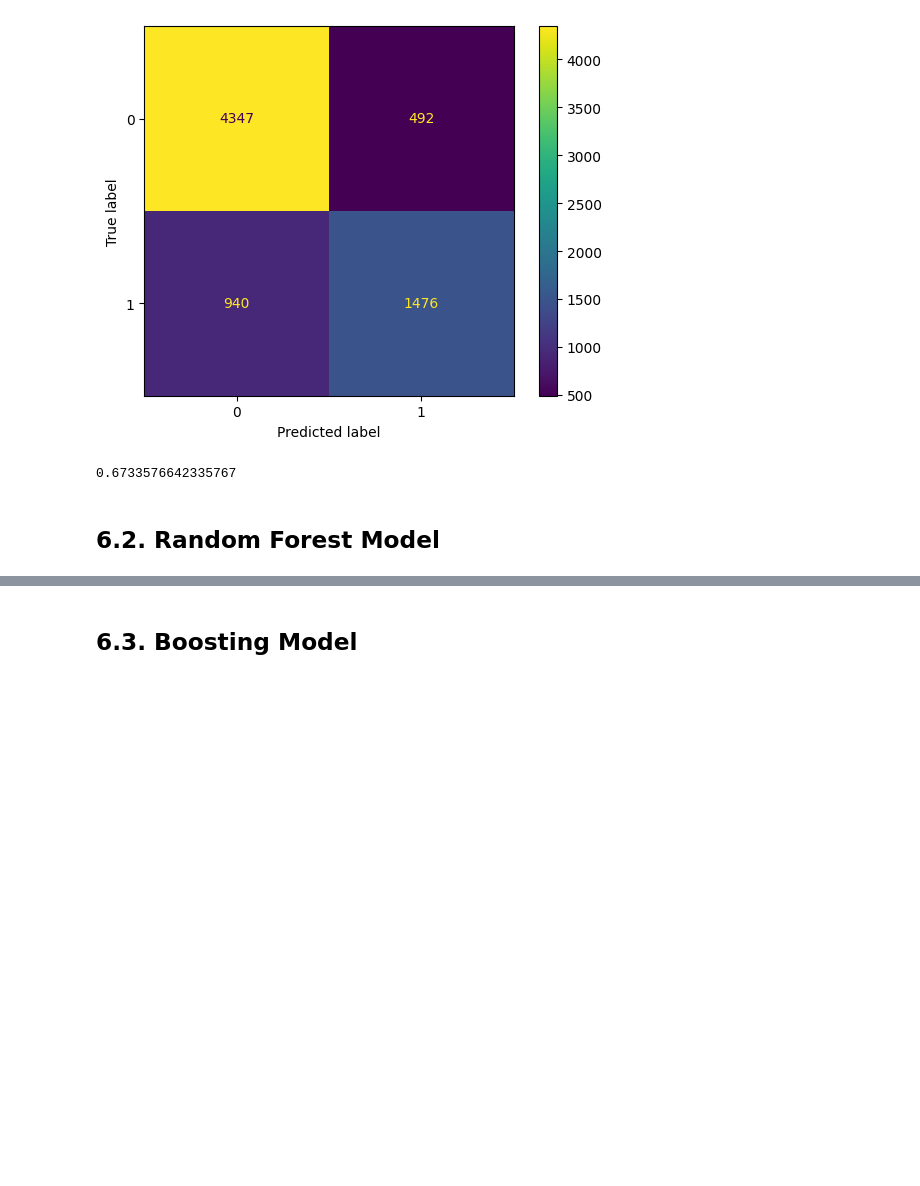
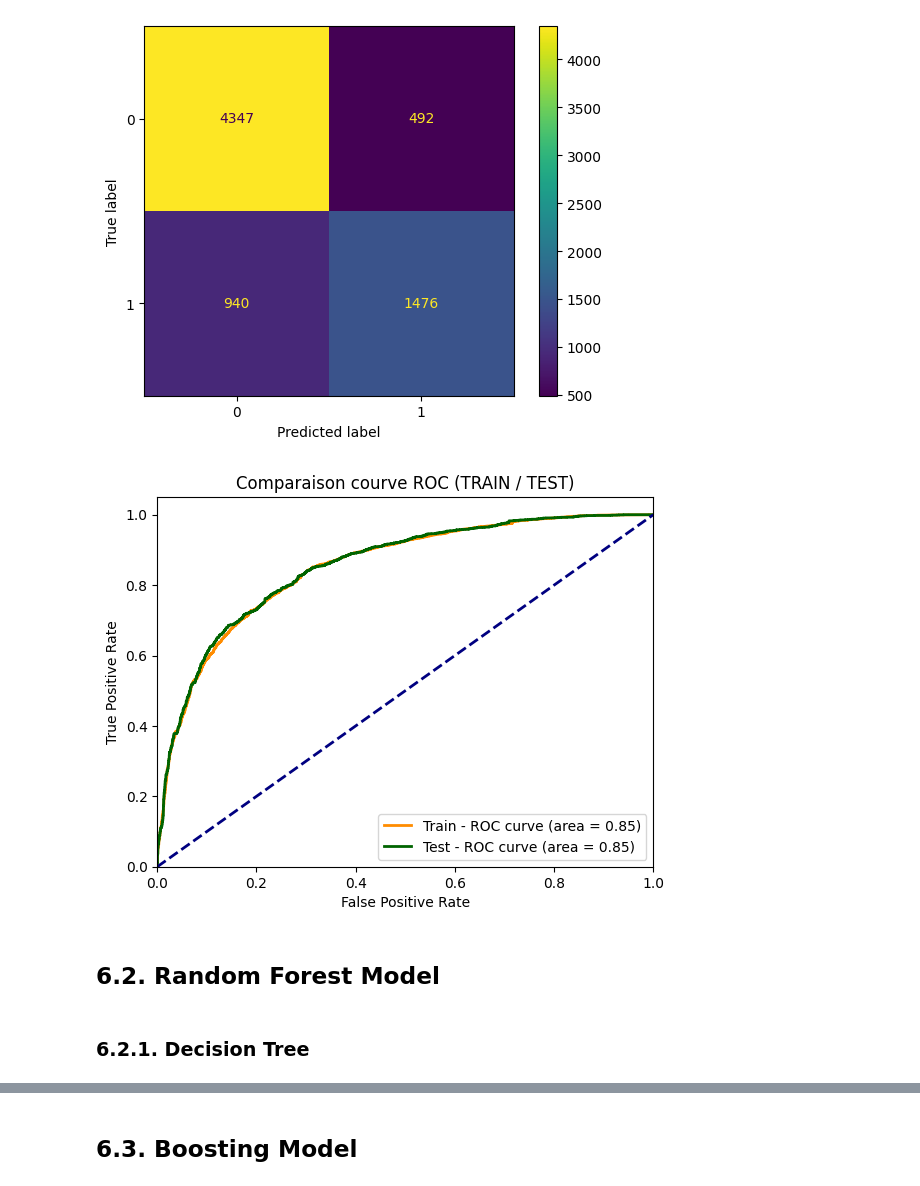
Before and after one commit to Ezequiel-Hurtado/grande_dimension, a Jupyter notebook: scripts/Script.ipynb, the cells around one changed output, grey strips where cells are left out. Drawn from its saved outputs; the diff is of its cells as text; code cells hidden in the pictures; blank space fills up the shorter version.

```diff
--- a/scripts/Script.ipynb
+++ b/scripts/Script.ipynb
@@ -443,10 +466,38 @@ cmPlot.plot()
 # %% [output]
 <sklearn.metrics._plot.confusion_matrix.ConfusionMatrixDisplay at 0x...>
 [figure]
-# %%
-# Evaluation au sens du F1 Score.
-mt.f1_score(Y_test_np,Y_pred_rl)
-# %% [output]
-0.6733576642335767
+# %%
+Y_train_pp = logistic_model.predict_proba(X_train_reduce_rl)[:,1]
+Y_test_pp = logistic_model.predict_proba(X_test_reduce_rl)[:,1]
+# %%
+# Creation des courbes ROC
+from sklearn.metrics import roc_curve, auc
+fpr_train, tpr_train, _ = mt.roc_curve(Y_train, Y_train_pp)
+roc_auc_train = mt.auc(fpr_train, tpr_train)
+fpr_test, tpr_test, _ = mt.roc_curve(Y_test, Y_test_pp)
+roc_auc_test = mt.auc(fpr_test, tpr_test)
+
+# Représentation graphique / courbe ROC
+import matplotlib.pyplot as plt
+plt.figure()
+lw = 2
+plt.plot(fpr_train, tpr_train, color='darkorange',
+         lw=lw, label='Train - ROC curve (area = %0.2f)' % roc_auc_train)
+
+plt.plot(fpr_test, tpr_test, color='darkgreen',
+         lw=lw, label='Test - ROC curve (area = %0.2f)' % roc_auc_test)
+
+plt.plot([0, 1], [0, 1], color='navy', lw=lw, linestyle='--')
+plt.xlim([0.0, 1.0])
+plt.ylim([0.0, 1.05])
+plt.xlabel('False Positive Rate')
+plt.ylabel('True Positive Rate')
+plt.title('Comparaison courve ROC (TRAIN / TEST)')
+plt.legend(loc="lower right")
+plt.show()
+# %% [output]
+[figure, added]
 # %% [markdown]
 ## 6.2. Random Forest Model
+# %% [markdown]
+### 6.2.1. Decision Tree
```
Also changed, not shown: parts of 30 cells of this notebook.
